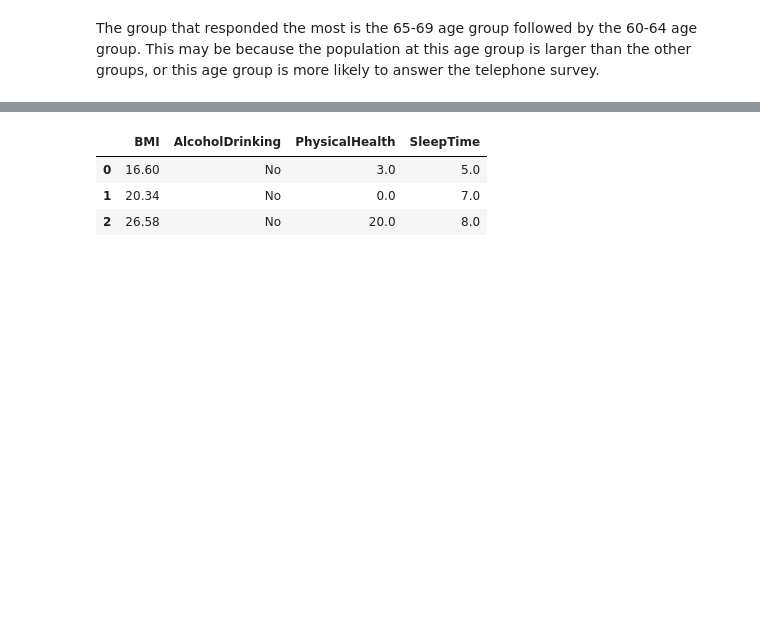
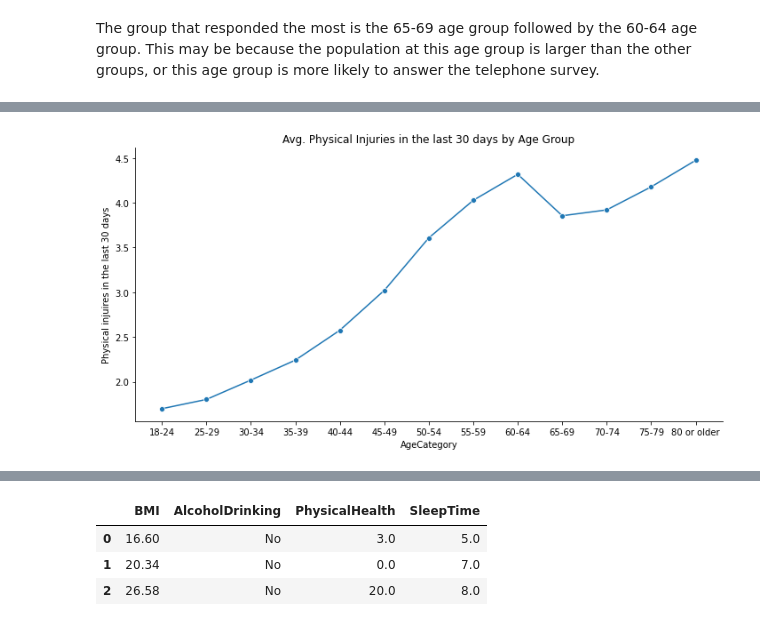
Before and after one commit to jimmyzholin/springboard, a Jupyter notebook: capstone2 - Copy/notebooks/Health dataset EDA & Modeling.ipynb, the cells around one changed output, grey strips where cells are left out. Drawn from its saved outputs; the diff is of its cells as text; code cells hidden in the pictures; blank space fills up the shorter version.

```diff
--- a/capstone2 - Copy/notebooks/Health dataset EDA & Modeling.ipynb
+++ b/capstone2 - Copy/notebooks/Health dataset EDA & Modeling.ipynb
@@ -129,0 +135,4 @@ The group that responded the most is the 65-69 age group followed by the 60-64 a
+# %%
+#Plotting physical injuries and poor mental health within the last 30 days by age group.
+avg_physical_byAge = df[['AgeCategory','PhysicalHealth', 'MentalHealth']].groupby('AgeCategory').mean().reset_index()
+avg_physical_byAge.head()
@@ -129,0 +146,5 @@ The group that responded the most is the 65-69 age group followed by the 60-64 a
+# %%
+sns.relplot(data=avg_physical_byAge, x= 'AgeCategory', y = 'PhysicalHealth', aspect = 2, kind='line', marker='o').set(title = 'Avg. Physical Injuries in the last 30 days by Age Group').set_ylabels('Physical injuires in the last 30 days')
+plt.show()
+# %% [output]
+[figure, added]
```
Also changed, not shown: parts of 11 cells of this notebook.
